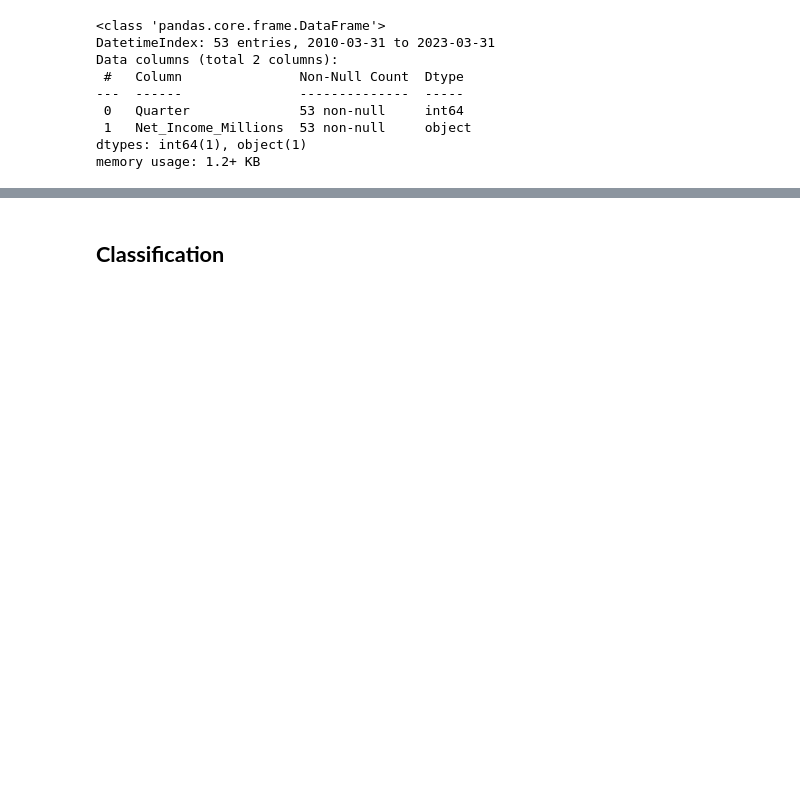
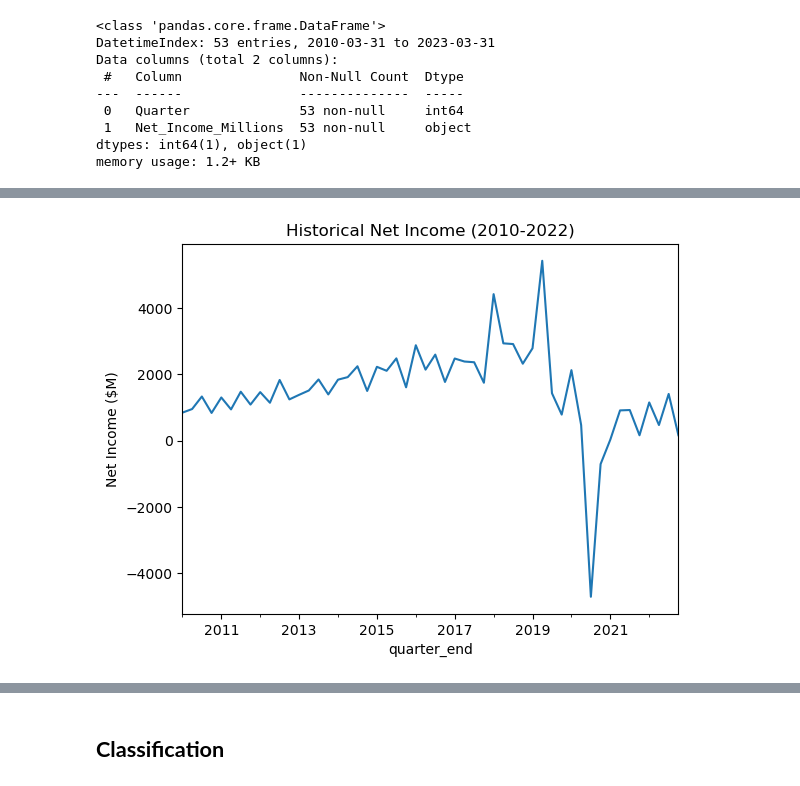
Before and after one commit to cool-t/Tara_DataPortfolio, a Jupyter notebook: Disney Marketing Analytics Study - Python + Tableau/Disney_Marketing_Analytics_Project.ipynb, the cells around one changed output, grey strips where cells are left out. Saved outputs shown, nothing was run; the diff lists cells and outputs as text; code cells hidden in the pictures; blank space fills up the shorter version.

```diff
--- a/Disney Marketing Analytics Study - Python + Tableau/Disney_Marketing_Analytics_Project.ipynb
+++ b/Disney Marketing Analytics Study - Python + Tableau/Disney_Marketing_Analytics_Project.ipynb
@@ -972,0 +836,7 @@ DIS
+# %%
+# Remove commas from 'net_inc' & convert to float
+DIS['net_inc'] = DIS['net_inc'].str.replace(',', '').astype(float)
+# %%
+# Rename 'Date' column/index & convert to 'datetime' type
+DIS.rename_axis(index = {'Year' : 'quarter_end'}, inplace= True)
+DIS.index = pd.to_datetime(DIS.index)
@@ -972,0 +854,14 @@ DIS
+# %%
+# Define list of dates to forecast (Q1-4 of 2023)
+forecast_dates = ['2023-3-31', '2023-6-30', '2023-9-30', '2023-12-31']
+# %%
+# Remove rows in df where quarter_end = 'forecast_dates'
+## subsets rows NOT (~) in the forecast dates
+DIS_clean = DIS[~DIS.index.isin(forecast_dates)]
+# %%
+# Plot 'net_inc' column
+DIS_clean['net_inc'].plot(title='Historical Net Income (2010-2022)')
+plt.ylabel('Net Income ($M)')
+plt.show()
+# %% [output]
+[figure, added]
```
Also changed, not shown: parts of 37 cells of this notebook.
